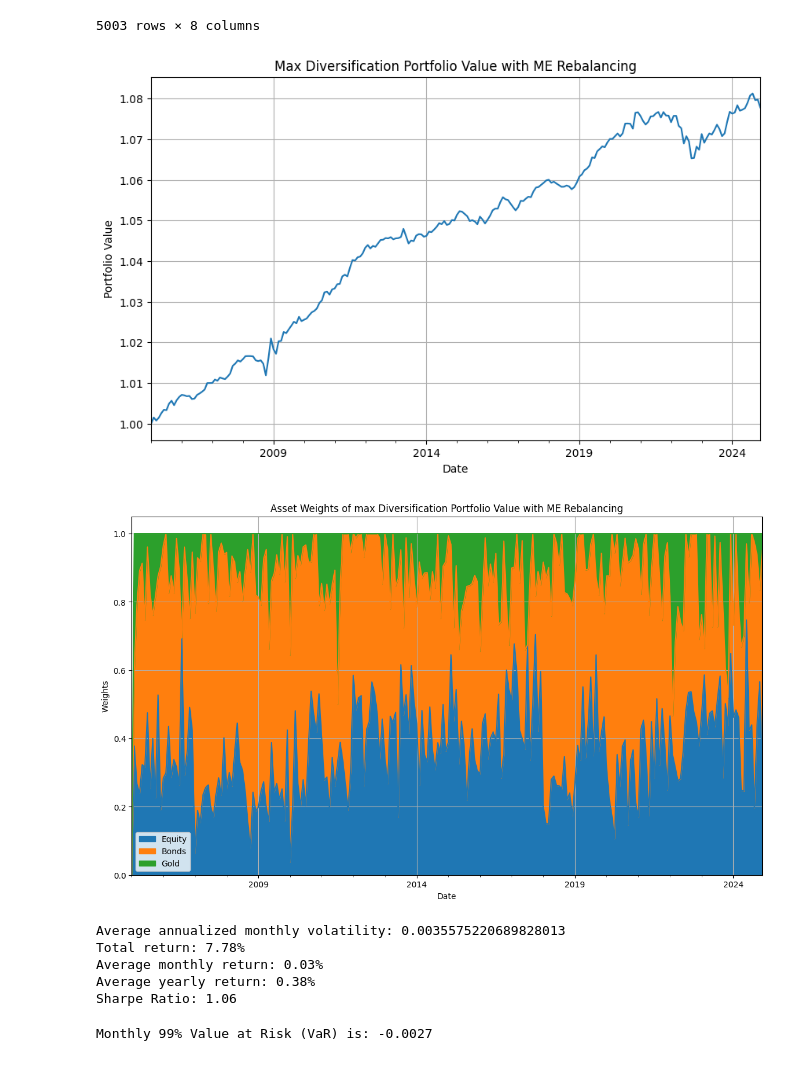
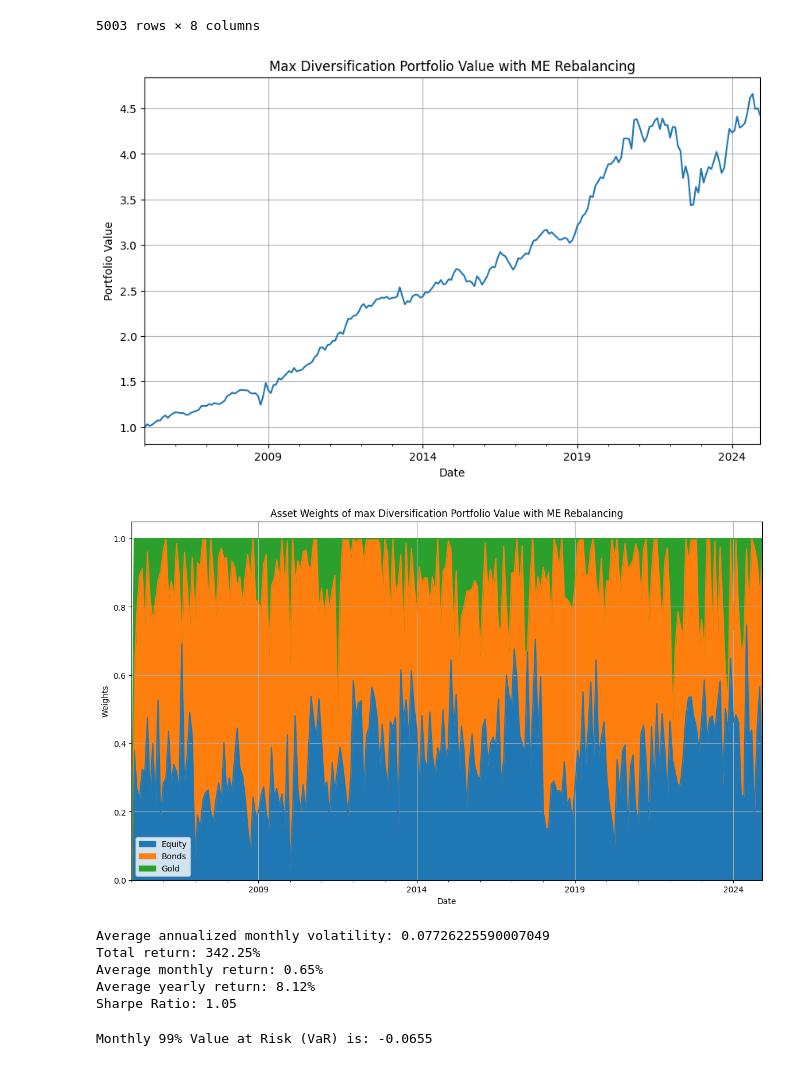
Before and after one commit to plaishev/asset_mgmt_seminar, a Jupyter notebook: Max_Diversification.ipynb, the cells around one changed output. Cells and saved outputs as stored; diff of their text form; code cells hidden in the pictures.

```diff
--- a/Max_Diversification.ipynb
+++ b/Max_Diversification.ipynb
@@ -102,6 +102,10 @@ def max_div_port(w0, V, bnd = [(0, 1) for _ in range(len(returns.columns))], lon
     res = minimize(calc_diversification_ratio, w0, bounds=bnd, args=(V,), method='SLSQP', constraints=cons)
 
     return res
+
+# Function to calculate the cumulative return for each asset in the month
+def calculate_cumulative_return(asset_returns):
+    return (asset_returns + 1).prod() - 1
 
 # Function for portfolio rebalancing with daily covariance
 def max_diversification_portfolio(returns, rebalance_frequency='ME', initial_investment=1):
@@ -145,8 +149,14 @@ def max_diversification_portfolio(returns, rebalance_frequency='ME', initial_inv
         # Store optimal weights at each rebalance period
         portfolio_weights.iloc[i] = optimal_weights
 
+        # Calculate cumulative return for each asset in the current month
+        cumulative_returns = current_period.apply(calculate_cumulative_return, axis=0)
+
+        # Calculate portfolio return for the current period
+        portfolio_return = np.dot(optimal_weights, cumulative_returns)
+
         # Calculate portfolio value (assuming no transaction costs)
-        portfolio_value.iloc[i] = portfolio_value.iloc[i-1] * (1 + np.dot(optimal_weights, current_period.mean()))
+        portfolio_value.iloc[i] = portfolio_value.iloc[i-1] * (1 + portfolio_return)
 
     return portfolio_value, portfolio_weights
 
@@ -160,35 +170,35 @@ portfolio_value, portfolio_weights = max_diversification_portfolio(returns, reba
 
 # Plot the portfolio value over time
 
 portfolio_value.plot(figsize=(10, 6))
 plt.title(f'Max Diversification Portfolio Value with {rebalance_frequency} Rebalancing')
 plt.xlabel('Date')
 plt.ylabel('Portfolio Value')
 plt.grid(True)
 plt.show()
 
 asset_groups = {
     'Equity': ['Japan', 'APACxJapan', 'Europe', 'LatAm', 'US'],  # Equity
     'Bonds': ['T-Bills_7_10', 'T-Bills_20'],  # Bonds,
-    'Gold': ['Gold']
+    'Gold': ['Gold'] # Gold
 }
 def group_weights(weights, asset_groups):
     grouped_weights = pd.DataFrame(index=weights.index)
 
     # For each group, sum up the weights of the assets in that group
     for group, assets in asset_groups.items():
         grouped_weights[group] = weights[assets].sum(axis=1)
 
     return grouped_weights
 
 group_weights(portfolio_weights, asset_groups).plot(kind='area', stacked=True, figsize=(14, 8))
 plt.title(f'Asset Weights of max Diversification Portfolio Value with {rebalance_frequency} Rebalancing')
 plt.xlabel('Date')
 plt.ylabel('Weights')
 plt.grid(True)
 plt.show()
 # %% [output]
-[figure, old version]
+[figure, new version]
 [figure]
 # %%
 # Calculate monthly returns from the portfolio value
@@ -220,11 +230,11 @@ print(f"Average yearly return: {avg_yearly_return * 100:.2f}%")
 sharpe_ratio = avg_yearly_return / rolling_annual_volatility.mean()
 print(f"Sharpe Ratio: {sharpe_ratio:.2f}")
 # %% [output]
-Average annualized monthly volatility: 0.0035575220689828013
-Total return: 7.78%
-Average monthly return: 0.03%
-Average yearly return: 0.38%
-Sharpe Ratio: 1.06
+Average annualized monthly volatility: 0.07726225590007049
+Total return: 342.25%
+Average monthly return: 0.65%
+Average yearly return: 8.12%
+Sharpe Ratio: 1.05
 # %%
 # Calculate the monthly VaR for each month using the Historical Simulation method
 VaR_99 = portfolio_returns.quantile(1 - 0.99)
@@ -232,4 +242,4 @@ VaR_99 = portfolio_returns.quantile(1 - 0.99)
 # Print the Value at Risk
 print(f"Monthly 99% Value at Risk (VaR) is: {VaR_99:.4f}")
 # %% [output]
-Monthly 99% Value at Risk (VaR) is: -0.0027
+Monthly 99% Value at Risk (VaR) is: -0.0655
```
